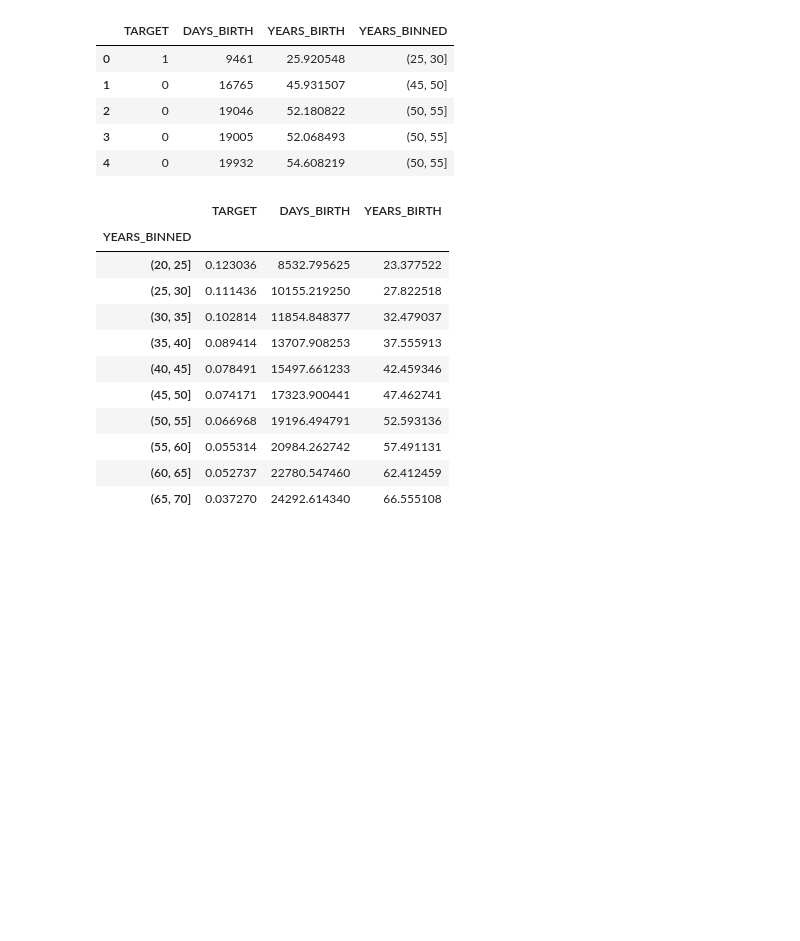
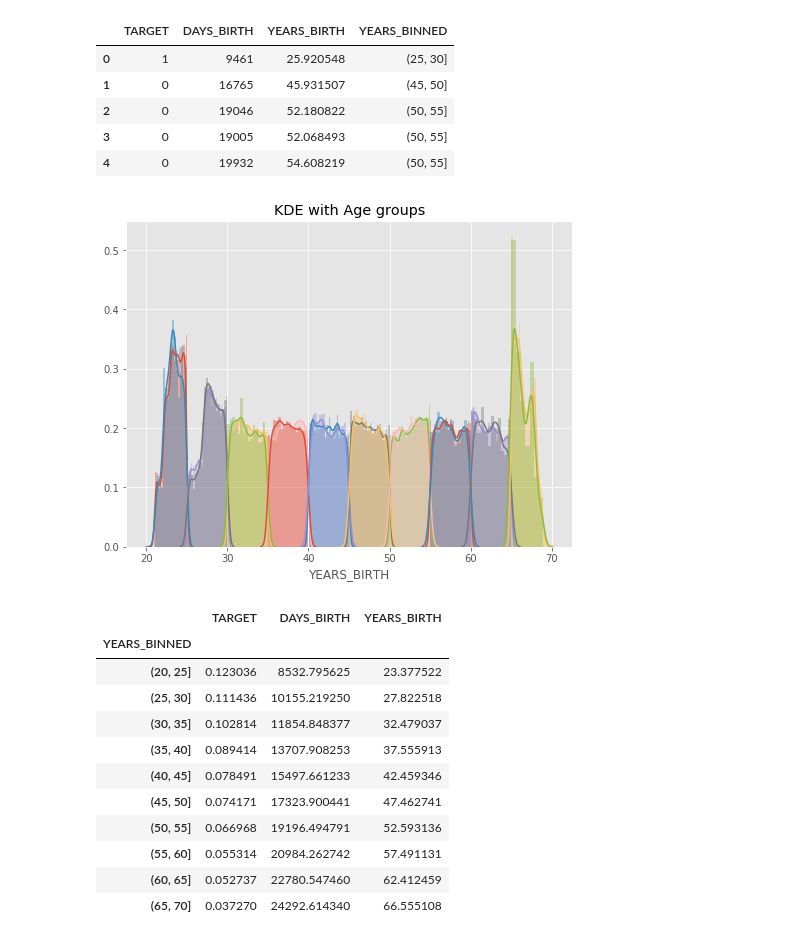
Before and after one commit to ChrisLee0413/3rd-ML100Days, a Jupyter notebook: Day_016_HW.ipynb, the cells around one changed output. Drawn from its saved outputs; the diff is of its cells as text; code cells hidden in the pictures; blank space fills up the shorter version.

```diff
--- a/Day_016_HW.ipynb
+++ b/Day_016_HW.ipynb
@@ -82,19 +82,21 @@ Name: YEARS_BINNED, dtype: int64
 # %%
 # 繪圖前先排序 / 分組
 """
 Your Code Here
 """
-year_group_sorted = age_data['YEARS_BINNED'].sort_values()
+year_group_sorted = np.sort(age_data['YEARS_BINNED'].unique())
 
 plt.figure(figsize=(8,6))
 for i in range(len(year_group_sorted)):
     sns.distplot(age_data.loc[(age_data['YEARS_BINNED'] == year_group_sorted[i]) & \
                               (age_data['TARGET'] == 0), 'YEARS_BIRTH'], label = str(year_group_sorted[i]))
 
     sns.distplot(age_data.loc[(age_data['YEARS_BINNED'] == year_group_sorted[i]) & \
                               (age_data['TARGET'] == 1), 'YEARS_BIRTH'], label = str(year_group_sorted[i]))
 plt.title('KDE with Age groups')
 plt.show()
+# %% [output]
+[figure, added]
 # %%
 # 計算每個年齡區間的 Target、DAYS_BIRTH與 YEARS_BIRTH 的平均值
 age_groups  = age_data.groupby('YEARS_BINNED').mean()
```
